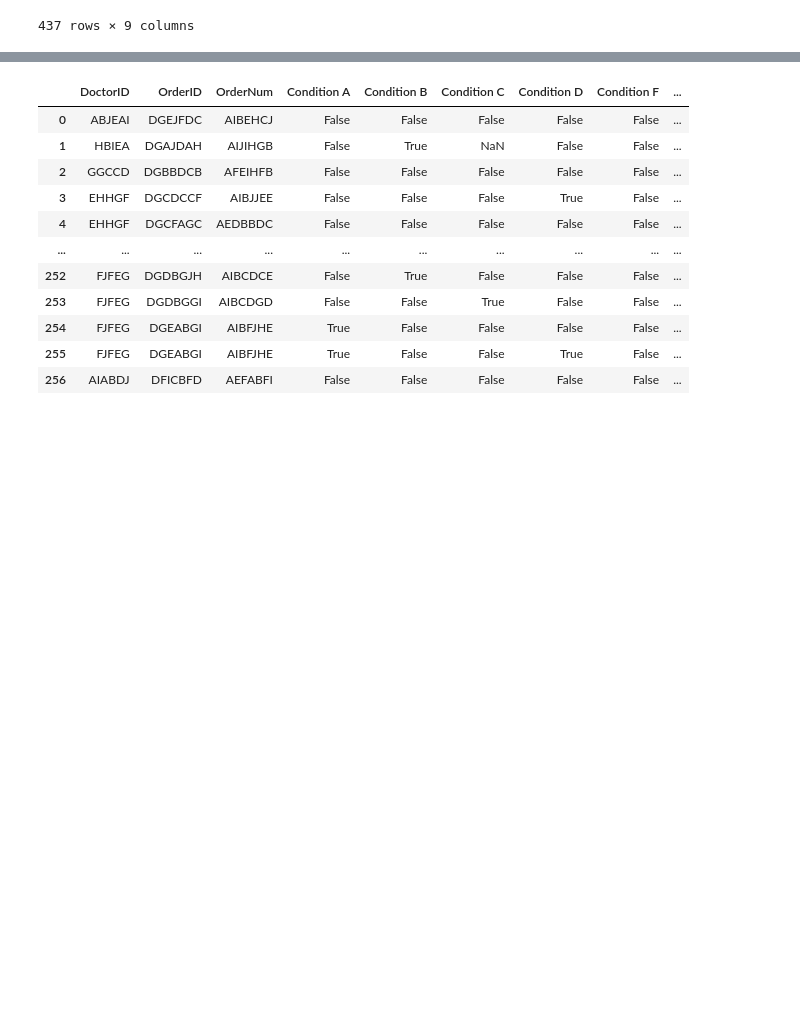
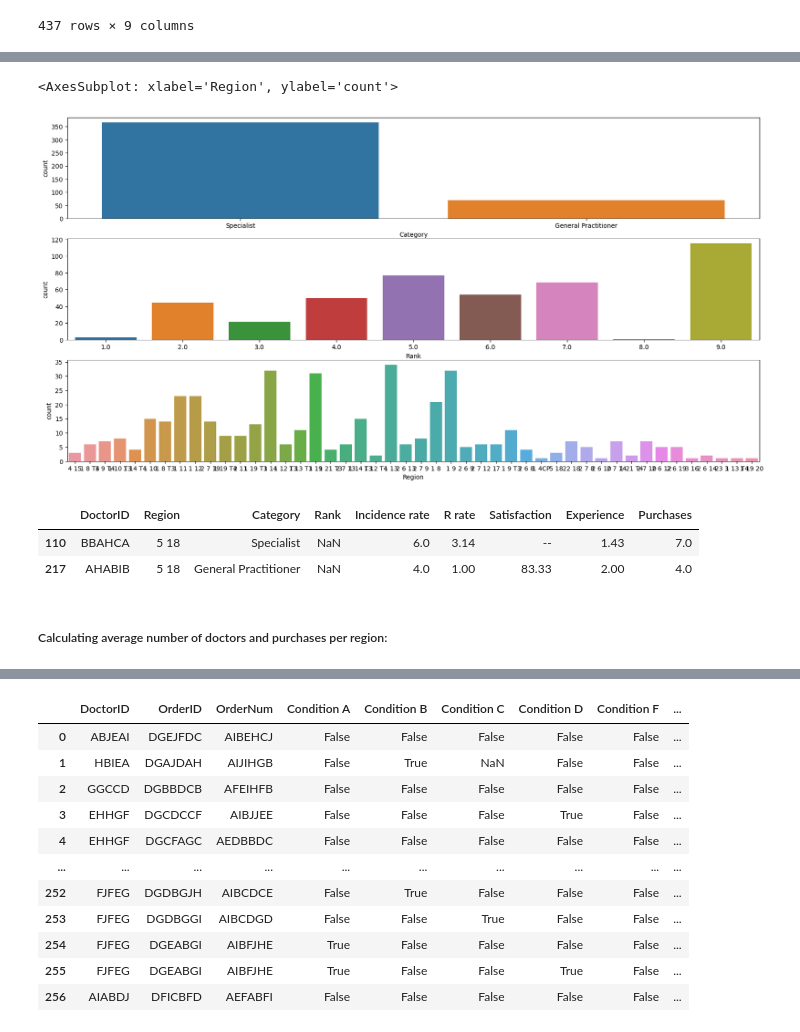
Before and after one commit to KBrandt57/COGS_118B_Project, a Jupyter notebook: project_notebook.ipynb, the cells around one changed output, grey strips where cells are left out. Drawn from its saved outputs; the diff is of its cells as text; code cells hidden in the pictures; blank space fills up the shorter version.

Commit message:
Answered first question
Answered first question, beginning second question, some preliminary EDA for all the data, sorry for the mess, will work on getting it cleaned soon

```diff
--- a/project_notebook.ipynb
+++ b/project_notebook.ipynb
@@ -71,3 +75,30 @@ doctors
 | 435 | FDCEG | 1 9 | Specialist | Ambassador | 2.13 | 0.84 | 100.00 | 0.32 | 25.0 |
 | 436 | EIEIB | 1 13 | Specialist | Ambassador | 2.05 | 1.56 | 11.11 | 0.39 | 64.0 |
 437 rows × 9 columns
+# %%
+def transform_rank(rank):
+    ###Takes name of doctor's rank and transforms it into ordinal data from 1-9
+    if rank == 'Ambassador':
+        num_rank = 9
+    elif rank == 'Titanium Plus':
+        num_rank = 8
+    elif rank == 'Titanium':
+        num_rank = 7
+    elif rank == 'Platinum Plus':
+        num_rank = 6
+    elif rank == 'Platinum':
+        num_rank = 5
+    elif rank == 'Gold Plus':
+        num_rank = 4
+    elif rank == 'Gold':
+        num_rank = 3
+    elif rank == 'Silver Plus':
+        num_rank = 2
+    elif rank == 'Silver':
+        num_rank = 1
+    else:
+        num_rank = np.nan
+    return num_rank
+#apply to doctors dataframe
+doctors['Rank'] = doctors['Rank'].apply(transform_rank)
+doctors.head()
@@ -73,0 +141,18 @@ doctors
+# %%
+#Visualizing the above. Dunno if quite useful, but good to get an idea of the data nonetheless
+f1, axs = plt.subplots(3,1, figsize = (20, 10))
+sns.countplot(data = doctors, x = 'Category', ax = axs[0])
+sns.countplot(data = doctors, x = 'Rank', ax = axs[1])
+sns.countplot(data = doctors, x = 'Region', ax = axs[2])
+# %% [output]
+<AxesSubplot: xlabel='Region', ylabel='count'>
+[figure, added]
+# %%
+doctors.isnull().sum()
+doctors[doctors['Rank'].isnull() == True]
+# %% [output]
+|  | DoctorID | Region | Category | Rank | Incidence rate | R rate | Satisfaction | Experience | Purchases |
+| 110 | BBAHCA | 5 18 | Specialist | NaN | 6.0 | 3.14 | -- | 1.43 | 7.0 |
+| 217 | AHABIB | 5 18 | General Practitioner | NaN | 4.0 | 1.00 | 83.33 | 2.00 | 4.0 |
+# %% [markdown]
+##### Calculating average number of doctors and purchases per region:
```
Also changed, not shown: parts of 19 cells of this notebook.
